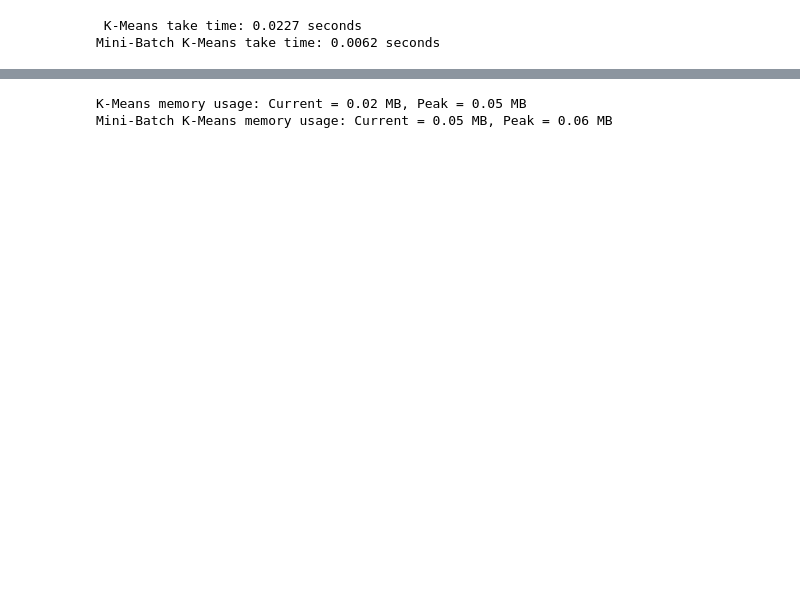
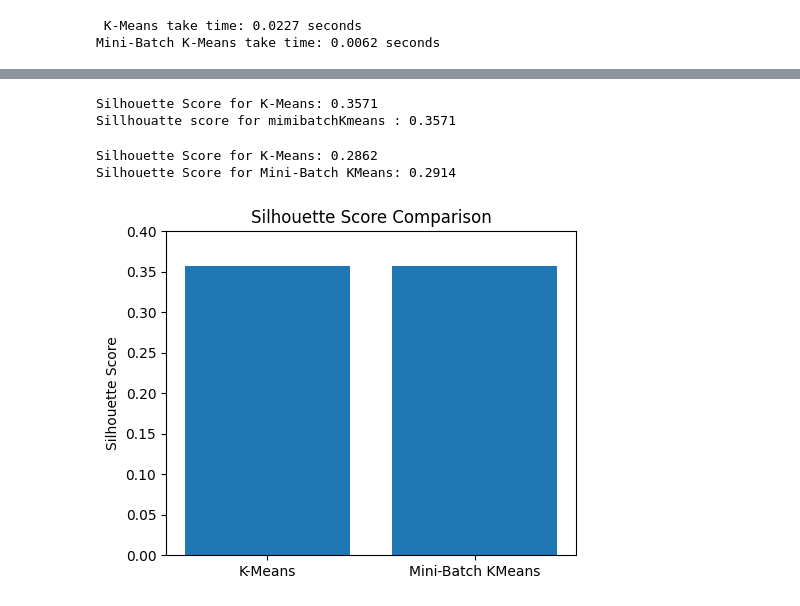
Before and after one commit to hamza-alkaabneh/project, a Jupyter notebook: project2_(2).ipynb, the cells around one changed output, grey strips where cells are left out. Drawn from its saved outputs; the diff is of its cells as text; code cells hidden in the pictures; blank space fills up the shorter version.

```diff
--- a/project2_(2).ipynb
+++ b/project2_(2).ipynb
@@ -554,19 +586,44 @@ print(f"Mini-Batch K-Means memory usage: Current = {current / 10**6:.2f} MB, Pea
 Mini-Batch K-Means memory usage: Current = 0.01 MB, Peak = 0.04 MB
-# %%
-tracemalloc.start()
-kmeans = KMeans(n_clusters=k, n_init=10, random_state=42)
-kmeans.fit(data)
-current_k, peak_k = tracemalloc.get_traced_memory()
-tracemalloc.stop()
-print(f"K-Means memory usage: Current = {current_k / 10**6:.2f} MB, Peak = {peak_k / 10**6:.2f} MB")
-
-tracemalloc.start()
-mbk = MiniBatchKMeans(n_clusters=k, batch_size=100, random_state=42)
-mbk.fit(data)
-current_mbk, peak_mbk = tracemalloc.get_traced_memory()
-tracemalloc.stop()
-
-print(f"Mini-Batch K-Means memory usage: Current = {current_mbk / 10**6:.2f} MB, Peak = {peak_mbk / 10**6:.2f} MB")
-# %% [output]
-K-Means memory usage: Current = 0.02 MB, Peak = 0.05 MB
-Mini-Batch K-Means memory usage: Current = 0.05 MB, Peak = 0.06 MB
+# %%
+from sklearn.cluster import KMeans
+from sklearn.metrics import silhouette_score
+
+k = 3
+kmeans = KMeans(n_clusters=k, random_state=42)
+labelkmeans = kmeans.fit_predict(dataPCA)
+scorekmens = silhouette_score(dataPCA, labelkmeans)
+print(f"Silhouette Score for K-Means: {scorekmens:.4f}")
+
+minibatch = MiniBatchKMeans(n_clusters=k, batch_size=100, random_state=42)
+labelmini= minibatch.fit_predict(dataPCA)
+scoremini = silhouette_score(dataPCA, labelmini)
+print(f"Sillhouatte score for mimibatchKmeans : {scoremini :.4f}")
+# %% [output]
+Silhouette Score for K-Means: 0.3571
+Sillhouatte score for mimibatchKmeans : 0.3571
+# %%
+k = 3
+kmeans = KMeans(n_clusters=k, random_state=42)
+labelsK = kmeans.fit_predict(data)
+scoreK = silhouette_score(data, labelsK)
+print(f"Silhouette Score for K-Means: {scoreK:.4f}")
+
+minibatch = MiniBatchKMeans(n_clusters=k, batch_size=100, random_state=42)
+labelsM= minibatch.fit_predict(data)
+scoreM = silhouette_score(data, labelsM)
+print(f"Silhouette Score for Mini-Batch KMeans: {scoreM:.4f}")
+# %% [output]
+Silhouette Score for K-Means: 0.2862
+Silhouette Score for Mini-Batch KMeans: 0.2914
+# %%
+algorithm = ['K-Means', 'Mini-Batch KMeans']
+silhouettepca = [scorekmens , scoremini]
+plt.figure(figsize=(5, 4))
+plt.bar(algorithm, silhouettepca)
+plt.ylabel("Silhouette Score")
+plt.ylim(0,0.4)
+plt.title("Silhouette Score Comparison")
+plt.tight_layout()
+plt.show()
+# %% [output]
+[figure, added]
```
Also changed, not shown: parts of 13 cells of this notebook.
